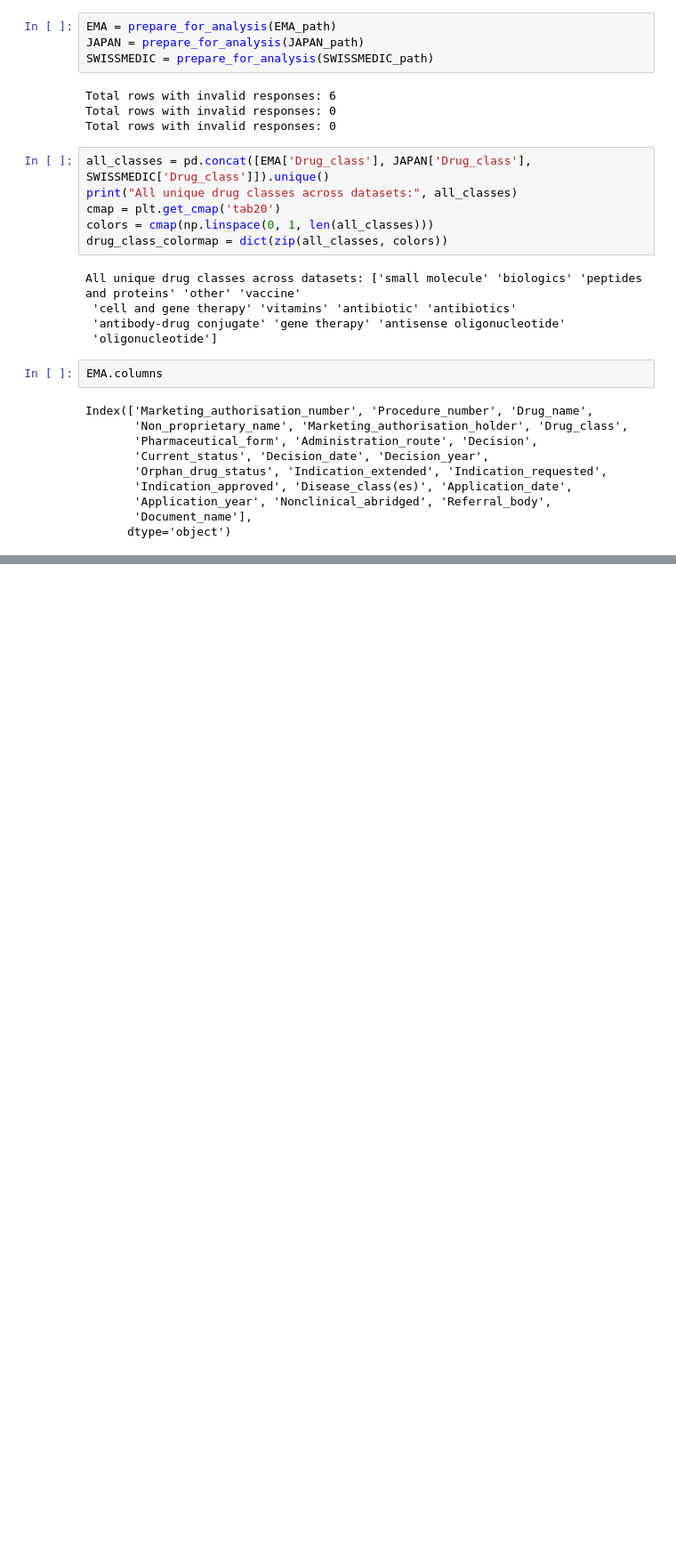
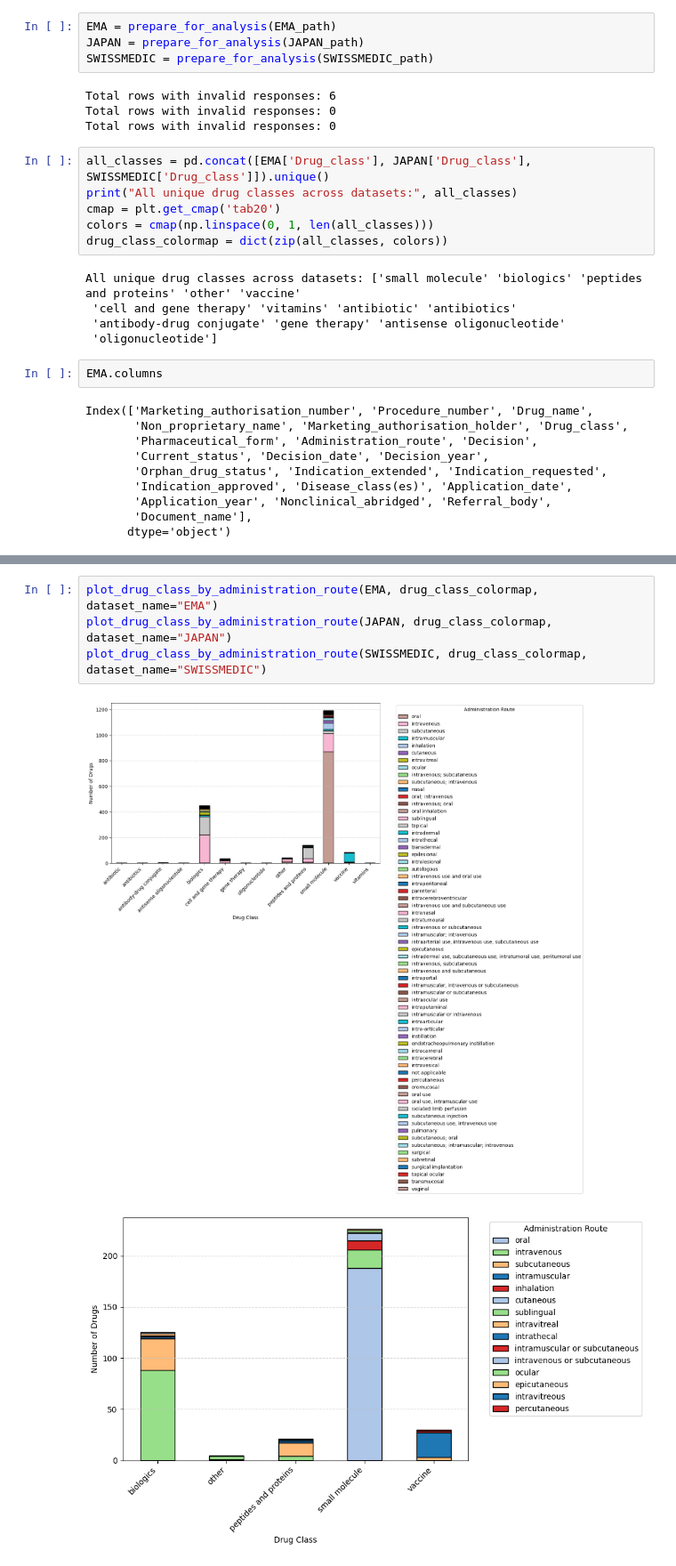
Before and after one commit to dcr-unibe-ch/DrugFork, a Jupyter notebook: src/analyze_output.ipynb, the cells around one changed output, grey strips where cells are left out. Shown at 89% size. Saved outputs shown, nothing was run; the diff lists cells and outputs as text; blank space fills up the shorter version.

```diff
--- a/src/analyze_output.ipynb
+++ b/src/analyze_output.ipynb
@@ -261,0 +263,7 @@ Name: count, dtype: int64
+# %%
+plot_drug_class_by_administration_route(EMA, drug_class_colormap, dataset_name="EMA")
+plot_drug_class_by_administration_route(JAPAN, drug_class_colormap, dataset_name="JAPAN")
+plot_drug_class_by_administration_route(SWISSMEDIC, drug_class_colormap, dataset_name="SWISSMEDIC")
+# %% [output]
+[figure, added]
+[figure, added]
```
Also changed, not shown: parts of 11 cells of this notebook, 3 other files.
